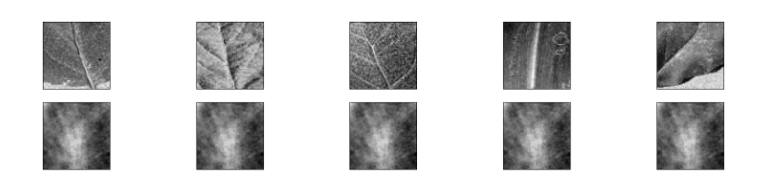
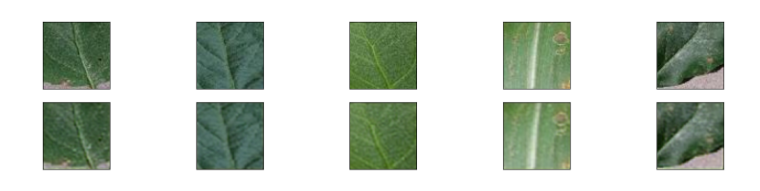
Before and after one commit to juanignava/Patrones.Project3, a Jupyter notebook: autoencoder.ipynb, the cells around one changed output. Saved outputs shown, nothing was run; the diff lists cells and outputs as text; code cells hidden in the pictures.

Commit message:
Better results using CNN, perfect autoencoder

```diff
--- a/autoencoder.ipynb
+++ b/autoencoder.ipynb
@@ -104,17 +104,17 @@ With MLP
 
 # definir la arquitectura del autoencoder
 
-input_img = Input(shape=(4096,))
+input_img = Input(shape=(12288,))
 encoded = Dense(32, activation='relu')(input_img)
 latent = Dense(16, activation='relu')(encoded)
 decoded = Dense(32, activation='relu')(latent)
-decoded = Dense(4096, activation='sigmoid')(decoded)
+decoded = Dense(12288, activation='sigmoid')(decoded)
 
 # Crear el modelo del autoencoder
 autoencoder = Model(input_img, decoded)
 
 # Compilar el modelo
-optimizer = Adam(learning_rate = 0.01)
+optimizer = Adam(learning_rate = 0.07)
 autoencoder.compile(optimizer=optimizer, loss='MSE', metrics=['accuracy'])
 
 print("Before fit autoencoder")
@@ -153,42 +153,34 @@ after autoencoder
 With CNN
 """
 
-X_auto = X_auto.reshape((len(X_auto), 100, 100))
-X_train = X_train.reshape((len(X_train), 100, 100))
+X_auto = X_auto.reshape((len(X_auto), 64, 64, 3))
+X_train = X_train.reshape((len(X_train), 64, 64, 3))
 
-X_test = X_test.reshape((len(X_test), 100, 100))
+X_test = X_test.reshape((len(X_test), 64, 64, 3))
 
 # definir la arquitectura del autoencoder
 
-input_img = Input(shape=(100, 100, 1))
-encoded = Conv2D(1, (3, 3), activation='relu', padding='same')(input_img)
-encoded = MaxPooling2D((2,2), padding='same')(encoded)
-encoded = Flatten()(encoded)
-encoded = Dense(500, activation='relu')(encoded)
-encoded = Dense(400, activation='relu')(encoded)
-latent = Dense(300, activation='relu')(encoded)
-decoded = Dense(400, activation='relu')(latent)
-decoded = Dense(500, activation='relu')(decoded)
-decoded = Dense(2500, activation='relu')(decoded)
-decoded = Reshape((50, 50, 1))(decoded)
-decoded = UpSampling2D((2, 2))(decoded)
-decoded = Conv2DTranspose(1, (3, 3), activation='sigmoid', padding='same')(decoded)
+input_img = Input(shape=X_auto[0].shape)
+encoded = Conv2D(16, (3, 3), activation='relu', padding='same')(input_img)
+latent = MaxPooling2D((2, 2), padding='same')(encoded)
+decoded = Conv2D(16, (3, 3), activation='relu', padding='same')(latent)
+decoded = UpSampling2D((2,2))(decoded)
+decoded = Conv2D(3, (3, 3), activation='relu', padding='same')(decoded)
 
 # Crear el modelo del autoencoder
 autoencoder = Model(input_img, decoded)
 
 # Compilar el modelo
 optimizer = Adam(learning_rate = 0.01)
-autoencoder.compile(optimizer=optimizer, loss='binary_crossentropy')
+autoencoder.compile(optimizer=optimizer, loss='MSE', metrics=['accuracy'])
 
 print("Before fit autoencoder")
 
 # Entrenar el autoencoder
 autoencoder.fit(X_auto, X_auto,
-                epochs=4,
+                epochs=10,
                 batch_size=256,
-                shuffle=True,
-                validation_data=(X, X))
+                shuffle=True)
 
 print("after autoencoder")
 # Obtener el vector latente (representación codificada)
@@ -207,14 +213,14 @@ plt.figure(figsize=(20, 4))
 for i in range(n):
     # Imagen original
     ax = plt.subplot(2, n, i + 1)
-    plt.imshow(X_test[i].reshape(64, 64))
+    plt.imshow(X_test[i].reshape(64, 64,3))
     plt.gray()
     ax.get_xaxis().set_visible(False)
     ax.get_yaxis().set_visible(False)
 
     # Imagen reconstruida
     ax = plt.subplot(2, n, i + 1 + n)
-    plt.imshow(reconstructed_imgs[i].reshape(64, 64))
+    plt.imshow(reconstructed_imgs[i].reshape(64, 64,3))
     plt.gray()
     ax.get_xaxis().set_visible(False)
     ax.get_yaxis().set_visible(False)
@@ -224,3 +230,3 @@ plt.show()
-[figure, old version]
+[figure, new version]
 # %%
 # Definir la arquitectura del clasificador utilizando el vector latente como entrada
```
Also changed, not shown: parts of 5 cells of this notebook, 1 other file.
